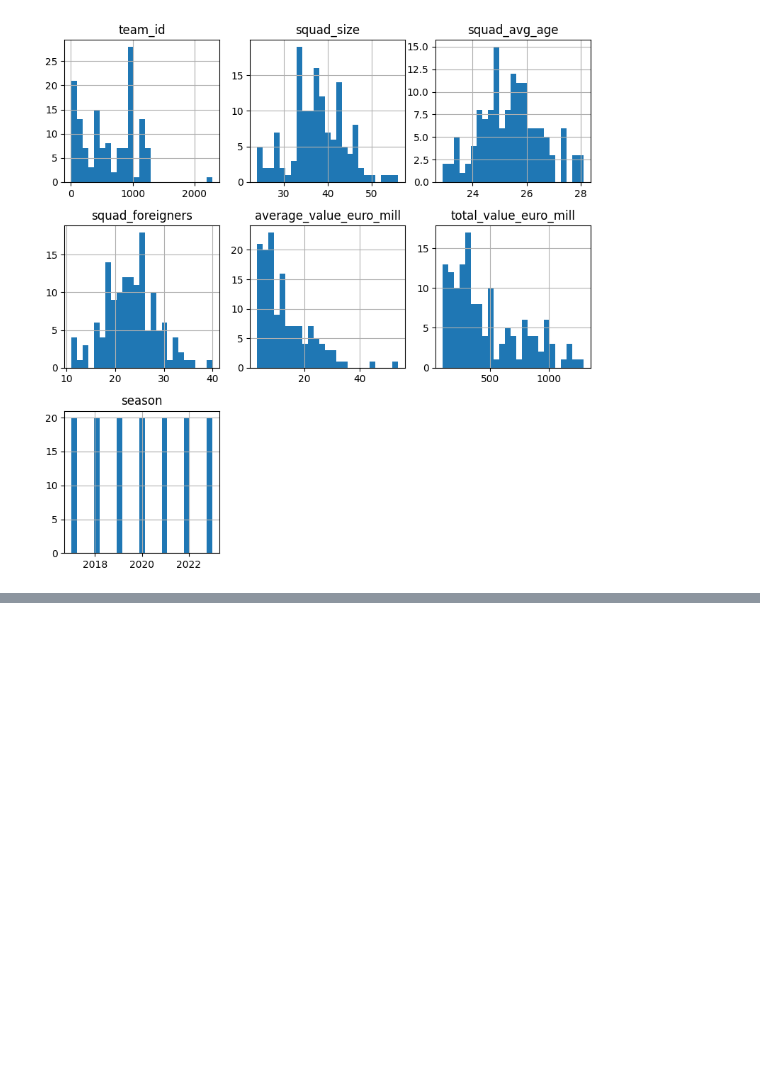
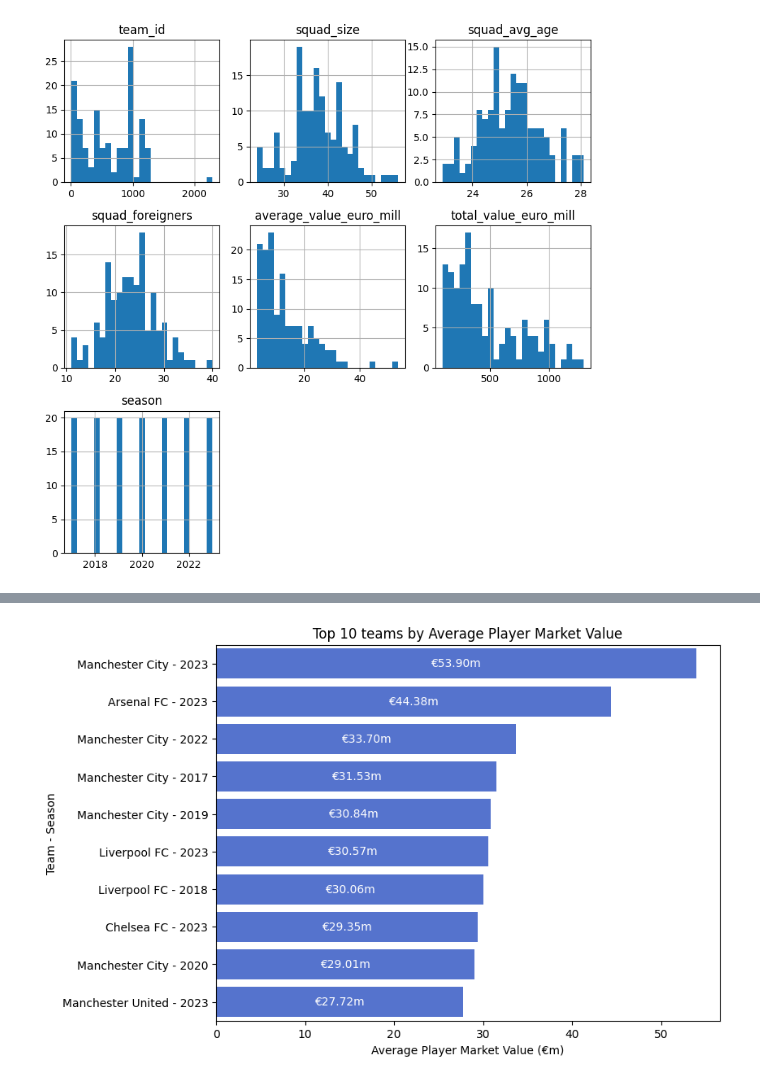
Before and after one commit to chonalchendo/fpl_analysis, a Jupyter notebook: exploration/explore/notebooks/transfermarkt/team_valuations/premier_league_teams.ipynb, the cells around one changed output, grey strips where cells are left out. Cells and saved outputs as stored; diff of their text form; code cells hidden in the pictures; blank space fills up the shorter version.

```diff
--- a/exploration/explore/notebooks/transfermarkt/team_valuations/premier_league_teams.ipynb
+++ b/exploration/explore/notebooks/transfermarkt/team_valuations/premier_league_teams.ipynb
@@ -229,0 +82,28 @@ When grouping with a length-1 list-like, you will need to pass a length-1 tuple
+# %%
+def market_values_plot(df: pd.DataFrame, column: str, ascend: bool = False) -> plt.Axes:
+
+    # return the top values
+    df = df.sort_values(by=column, ascending=ascend).head(10)
+
+    # plot the values
+    fig, ax = plt.subplots(figsize=(8, 6))
+    fig = sns.barplot(data=df, y="team_season", x=column, ax=ax, color="royalblue")
+
+    if 'value' in column:
+        ax.bar_label(ax.containers[-1], fmt="€%.2fm", label_type="center", color="white")
+    elif 'pct' in column:
+        ax.bar_label(ax.containers[-1], fmt="%.2f%%", label_type="center", color="white")
+    elif 'age' in column:
+        ax.bar_label(ax.containers[-1], fmt="%.2f", label_type="center", color="white")
+    else:
+        ax.bar_label(ax.containers[-1], fmt="%d", label_type="center", color="white")
+    return fig
+# %%
+market_values_plot(df, "average_value_euro_mill")
+
+plt.xlabel("Average Player Market Value (€m)")
+plt.ylabel("Team - Season")
+plt.title("Top 10 teams by Average Player Market Value")
+plt.show()
+# %% [output]
+[figure, added]
```
Also changed, not shown: parts of 41 cells of this notebook, 3 other files.
